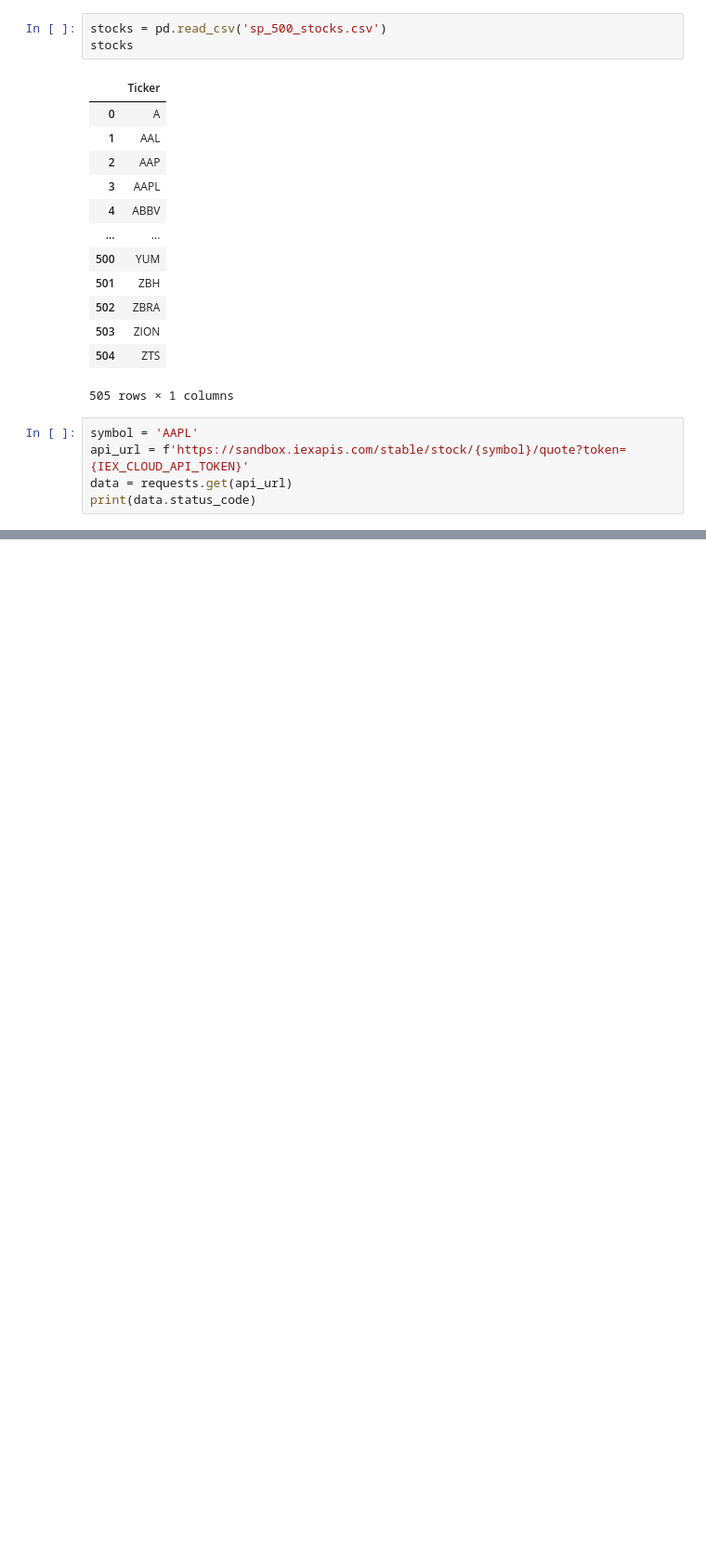
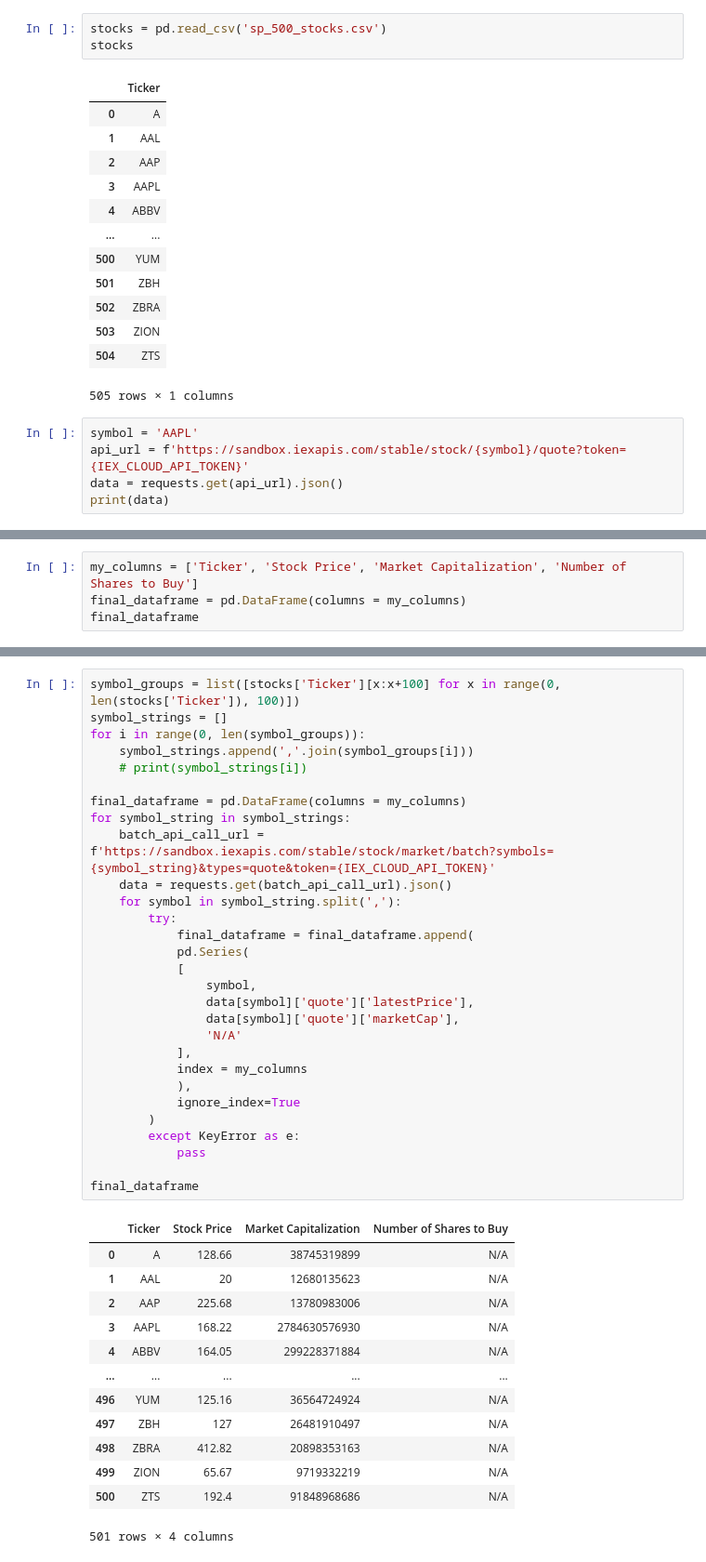
Before and after one commit to Ae-bii/algorithmic-trading, a Jupyter notebook: equal_weight_S&P_500.ipynb, the cells around one changed output, grey strips where cells are left out. Shown at 93% size. Drawn from its saved outputs; the diff is of its cells as text; blank space fills up the shorter version.

Commit message:
pulled s&p 500 data into a dataframe

```diff
--- a/equal_weight_S&P_500.ipynb
+++ b/equal_weight_S&P_500.ipynb
@@ -25,6 +25,6 @@ stocks
 # %%
 symbol = 'AAPL'
 api_url = f'https://sandbox.iexapis.com/stable/stock/{symbol}/quote?token={IEX_CLOUD_API_TOKEN}'
-data = requests.get(api_url)
-print(data.status_code)
+data = requests.get(api_url).json()
+print(data)
 # %% [output]
@@ -31,0 +35,4 @@ print(data.status_code)
+# %%
+my_columns = ['Ticker', 'Stock Price', 'Market Capitalization', 'Number of Shares to Buy']
+final_dataframe = pd.DataFrame(columns = my_columns)
+final_dataframe
@@ -31,0 +41,43 @@ print(data.status_code)
+# %%
+symbol_groups = list([stocks['Ticker'][x:x+100] for x in range(0, len(stocks['Ticker']), 100)])
+symbol_strings = []
+for i in range(0, len(symbol_groups)):
+    symbol_strings.append(','.join(symbol_groups[i]))
+    # print(symbol_strings[i])
+
+final_dataframe = pd.DataFrame(columns = my_columns)
+for symbol_string in symbol_strings:
+    batch_api_call_url = f'https://sandbox.iexapis.com/stable/stock/market/batch?symbols={symbol_string}&types=quote&token={IEX_CLOUD_API_TOKEN}'
+    data = requests.get(batch_api_call_url).json()
+    for symbol in symbol_string.split(','):
+        try:
+            final_dataframe = final_dataframe.append(
+            pd.Series(
+            [
+                symbol,
+                data[symbol]['quote']['latestPrice'],
+                data[symbol]['quote']['marketCap'],
+                'N/A'
+            ],
+            index = my_columns
+            ),
+            ignore_index=True
+        )
+        except KeyError as e:
+            pass
+
+final_dataframe
+# %% [output]
+|  | Ticker | Stock Price | Market Capitalization | Number of Shares to Buy |
+| 0 | A | 128.66 | 38745319899 | N/A |
+| 1 | AAL | 20 | 12680135623 | N/A |
+| 2 | AAP | 225.68 | 13780983006 | N/A |
+| 3 | AAPL | 168.22 | 2784630576930 | N/A |
+| 4 | ABBV | 164.05 | 299228371884 | N/A |
+| ... | ... | ... | ... | ... |
+| 496 | YUM | 125.16 | 36564724924 | N/A |
+| 497 | ZBH | 127 | 26481910497 | N/A |
+| 498 | ZBRA | 412.82 | 20898353163 | N/A |
+| 499 | ZION | 65.67 | 9719332219 | N/A |
+| 500 | ZTS | 192.4 | 91848968686 | N/A |
+501 rows × 4 columns
```
Also changed, not shown: parts of 4 cells of this notebook.
